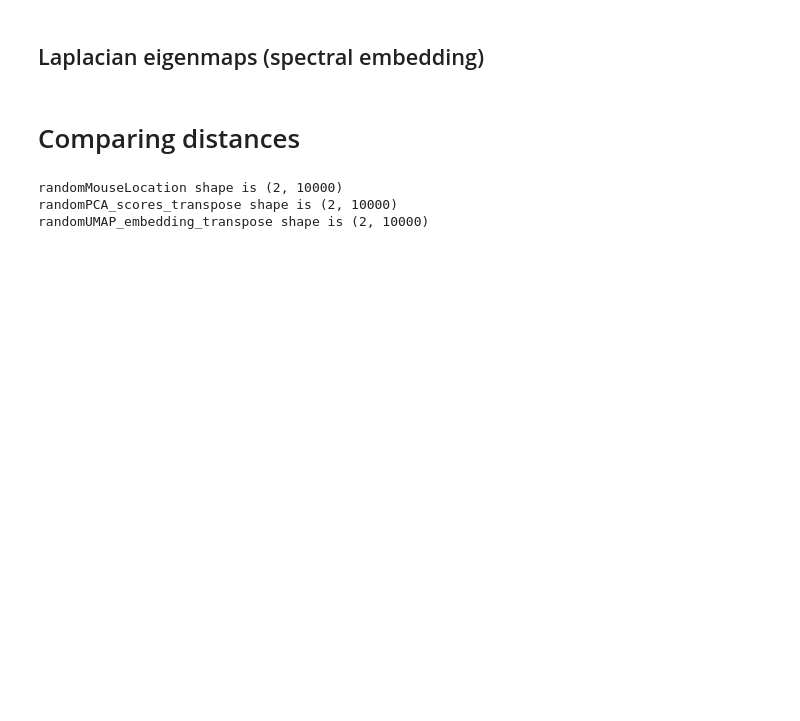
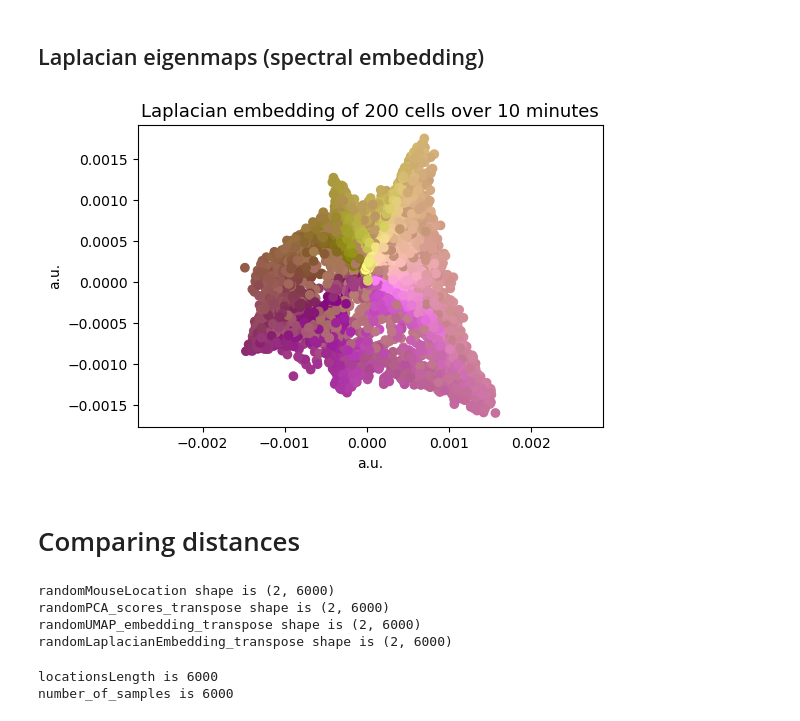
Before and after one commit to jambormike/neurons_dimensionality_reduction, a Jupyter notebook: simulation_and_reduction_random_only.ipynb, the cells around one changed output. Saved outputs shown, nothing was run; the diff lists cells and outputs as text; code cells hidden in the pictures; blank space fills up the shorter version.

```diff
--- a/simulation_and_reduction_random_only.ipynb
+++ b/simulation_and_reduction_random_only.ipynb
@@ -331,10 +342,12 @@ plt.scatter(umapScores[:, 0], umapScores[:, 1], c= colormapLocation(randomMouseL
 # %%
-# plt.figure(dpi=100)
-# plt.scatter(randomLaplacianEmbedding[:, 0], randomLaplacianEmbedding[:, 1], c= colormapLocation(randomMouseLocation))
+plt.figure(dpi=100)
+plt.scatter(randomLaplacianEmbedding[:, 0], randomLaplacianEmbedding[:, 1], c= colormapLocation(randomMouseLocation))
 
-# plt.title(("Laplacian embedding of " + str(n_cells) + " cells"), size= 13)
-# plt.xlabel("a.u.")
-# plt.ylabel("a.u.")
+plt.title(("Laplacian embedding of " + str(n_cells) + " cells over " + str(minutes) + " minutes"), size= 13)
+plt.xlabel("a.u.")
+plt.ylabel("a.u.")
 
-# plt.gca().set_aspect('equal', 'datalim')
+plt.gca().set_aspect('equal', 'datalim')
+# %% [output]
+[figure, added]
 # %%
@@ -349,21 +362,28 @@ randomUMAP_embedding_transpose = randomUMAP_embedding.T
 print("randomMouseLocation shape is", randomMouseLocation.shape)
 print("randomPCA_scores_transpose shape is", randomPCA_scores_transpose.shape)
 print("randomUMAP_embedding_transpose shape is", randomUMAP_embedding_transpose.shape)
-# print("randomLaplacianEmbedding_transpose shape is", randomLaplacianEmbedding_transpose.shape)
+print("randomLaplacianEmbedding_transpose shape is", randomLaplacianEmbedding_transpose.shape)
 # %% [output]
-randomMouseLocation shape is (2, 10000)
-randomPCA_scores_transpose shape is (2, 10000)
-randomUMAP_embedding_transpose shape is (2, 10000)
+randomMouseLocation shape is (2, 6000)
+randomPCA_scores_transpose shape is (2, 6000)
+randomUMAP_embedding_transpose shape is (2, 6000)
+randomLaplacianEmbedding_transpose shape is (2, 6000)
 # %%
 def pickRandomLocations(locations, number_of_samples= 15):
     locationsLength = locations.shape[1]
 
     samples = random.sample(range(locationsLength), number_of_samples)
 
+    print("locationsLength is", locationsLength)
+    print("number_of_samples is", number_of_samples)
+
+
     return samples
 
-# coordinate_indicies = pickRandomLocations(masterMouseLocation, 10000)
-coordinate_indicies = pickRandomLocations(randomMouseLocation, 10000)
+coordinate_indicies = pickRandomLocations(randomMouseLocation, nSteps)
+# %% [output]
+locationsLength is 6000
+number_of_samples is 6000
 # %%
 def distanceMeasure(coordinates, coordinate_indicies):
 
```
Also changed, not shown: parts of 25 cells of this notebook, 10 other files.
